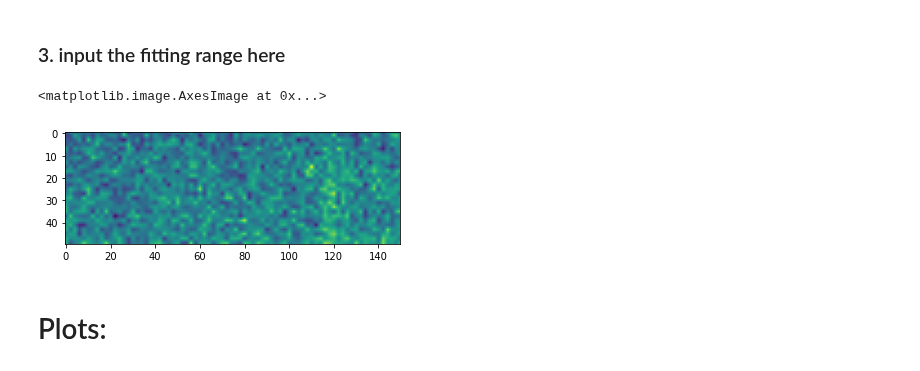
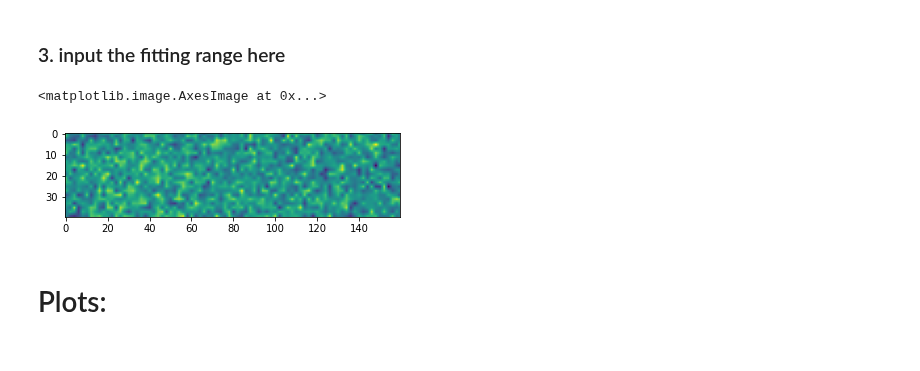
Before and after one commit to JoanneCETsai/Temperature_Calibration, a Jupyter notebook: code/0225_diode.ipynb, the cells around one changed output. Saved outputs shown, nothing was run; the diff lists cells and outputs as text; code cells hidden in the pictures.

```diff
--- a/code/0225_diode.ipynb
+++ b/code/0225_diode.ipynb
@@ -12,7 +12,7 @@
 # %% [markdown]
 ### 1. input needed parameters
 # %%
-folder = "/Users/chiaentsai/Library/CloudStorage/Box-Box/MURI-SARA/Thermoreflectance/Joanne/04252023_diode_N2_new"
+folder = "/Users/chiaentsai/Library/CloudStorage/Box-Box/MURI-SARA/Thermoreflectance/Joanne/04262023_diode_N2"
 
 HEADER_LEN = 152
 X_DIM = 1200
@@ -63,7 +63,7 @@ power_list = get_powers(all_files)
 # %% [markdown]
 ### 2. check the beam shape
 # %%
-image = "/Users/chiaentsai/Library/CloudStorage/Box-Box/MURI-SARA/Thermoreflectance/Joanne/04252023_diode_N2_new/10mm_per_sec_N2/8mm_84W_015.raw"
+image = "/Users/chiaentsai/Library/CloudStorage/Box-Box/MURI-SARA/Thermoreflectance/Joanne/04262023_diode_N2/10mm_per_sec/4mm_55W_015.raw"
 whole = get_blue(image)
 # zoomin = get_bright(whole)
 b_whole = back[0]
@@ -72,19 +72,25 @@ sc = plt.imshow(b_whole)
 plt.colorbar(sc)
 plt.title("background")
 plt.show()
+#fig 1.2: intensity
+sc = plt.imshow(whole)
+plt.colorbar(sc)
+plt.title("raw image")
+plt.show()
 # fig 2: intensity without background
 sc = plt.imshow(whole-b_whole)
 plt.colorbar(sc)
 plt.title("intensity without background")
 plt.show()
+print(np.sum(whole-b_whole))
 # fig 3: vertical direction trend
-plt.plot((whole-b_whole)[:,1000])
+plt.plot((whole-b_whole)[:,780])
 plt.title("vertical direction")
 plt.xlabel("pixel")
 plt.ylabel("intensity")
 plt.show()
 # fig 4: horizontal direction trend
-plt.plot((whole-b_whole)[420,:])
+plt.plot((whole-b_whole)[480,:])
 plt.title("horizontal direction")
 plt.xlabel("pixel")
 plt.ylabel("intensity")
@@ -103,17 +111,17 @@ plt.show()
 # %% [markdown]
 ### 3. input the fitting range here
 # %%
-X_left_boundry = 390
-X_right_boundry =440
-Y_left_boundry = 690
-Y_right_boundry = 840
+X_left_boundry = 480
+X_right_boundry = 520
+Y_left_boundry = 670
+Y_right_boundry = 830
 zoomin = get_bright(whole)
 b_zoomin = get_bright(b_whole)
 needed = zoomin - b_zoomin
 plt.imshow(needed)
 # %% [output]
 <matplotlib.image.AxesImage at 0x...>
-[figure, old version]
+[figure, new version]
 # %% [markdown]
 # Plots:
 # %%
```
Also changed, not shown: parts of 2 cells of this notebook, 4 other files.
